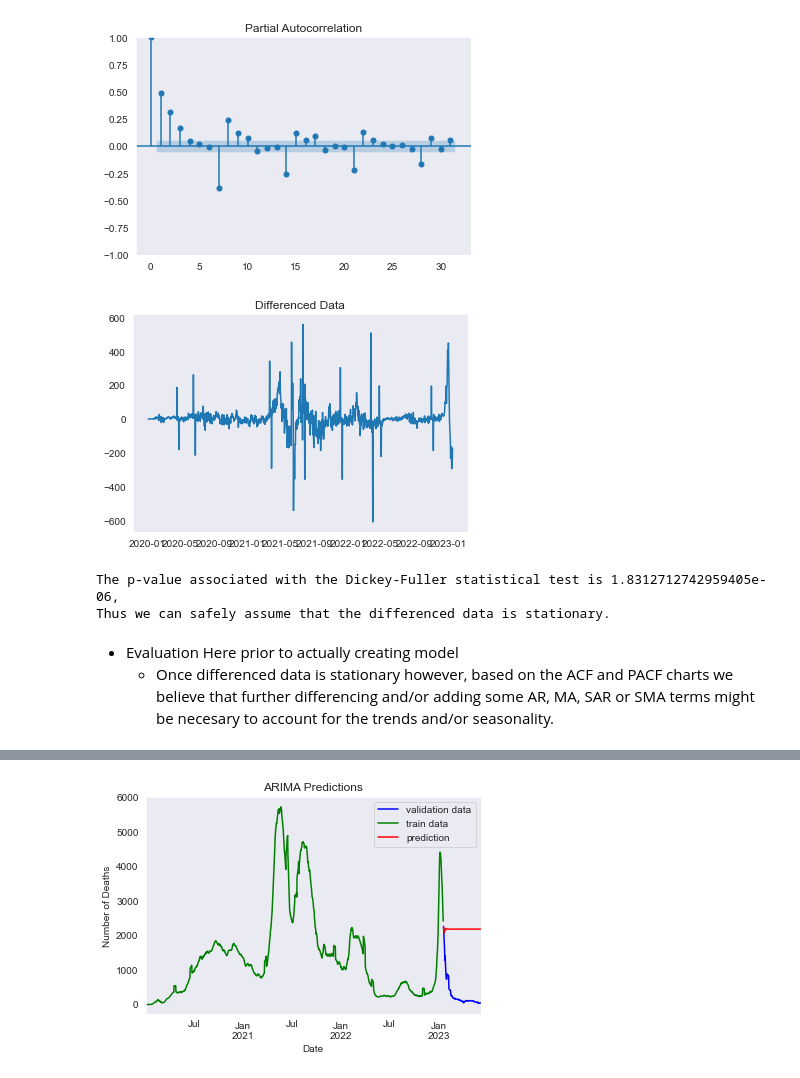
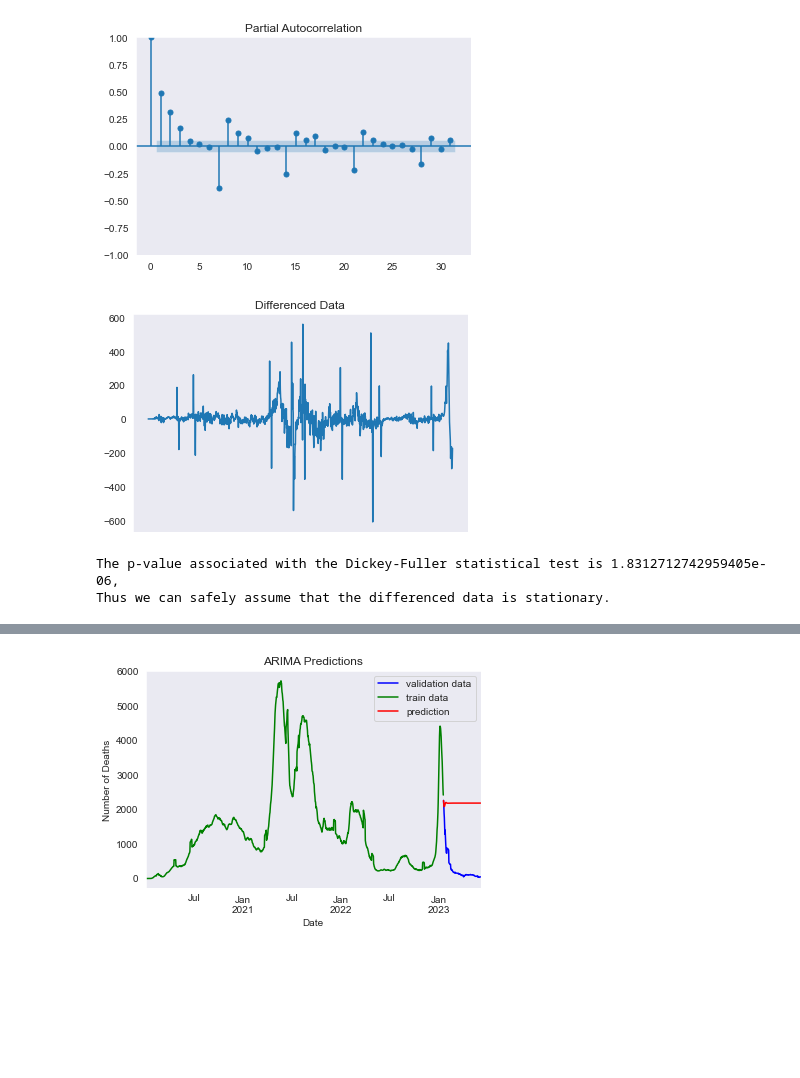
Before and after one commit to Bella3s/Covid-19-Time-Series-Modeling, a Jupyter notebook: index.ipynb, the cells around one changed output, grey strips where cells are left out. Cells and saved outputs as stored; diff of their text form; code cells hidden in the pictures; blank space fills up the shorter version.

Commit message:
text & code comments for Models

```diff
--- a/index.ipynb
+++ b/index.ipynb
@@ -1138,10 +1160,11 @@ plot_pacf(data, ax=ax, method='ols-adjusted');
 # %%
 # Visualize Differenced Data
 fig, ax = plt.subplots()
 ax.plot(train['new_deaths_smoothed'].diff().dropna())
-ax.set_title('Differenced Data');
+ax.set_title('Differenced Data')
+ax.set_xticks([]);
 # %% [output]
-[figure, old version]
+[figure, new version]
 # %%
 # Check if the once differenced data is stationary
 
@@ -1156,6 +1179,3 @@ not stationary.")
 # %% [output]
 The p-value associated with the Dickey-Fuller statistical test is 1.8312712742959405e-06,
 Thus we can safely assume that the differenced data is stationary.
-# %% [markdown]
-- Evaluation Here prior to actually creating model
-    - Once differenced data is stationary however, based on the ACF and PACF charts we believe that further differencing and/or adding some AR, MA, SAR or SMA terms might be necesary to account for the trends and/or seasonality.
```
Also changed, not shown: parts of 68 cells of this notebook.
